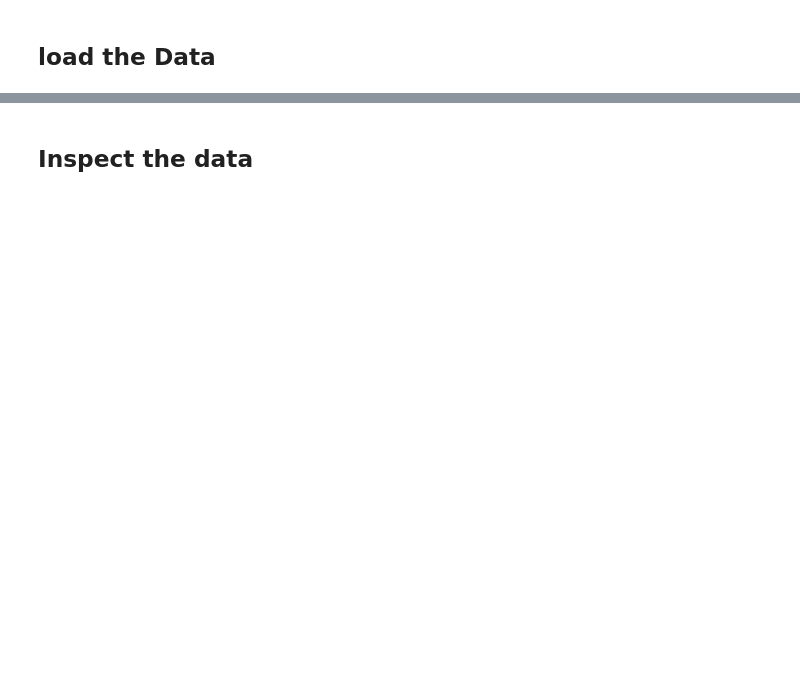
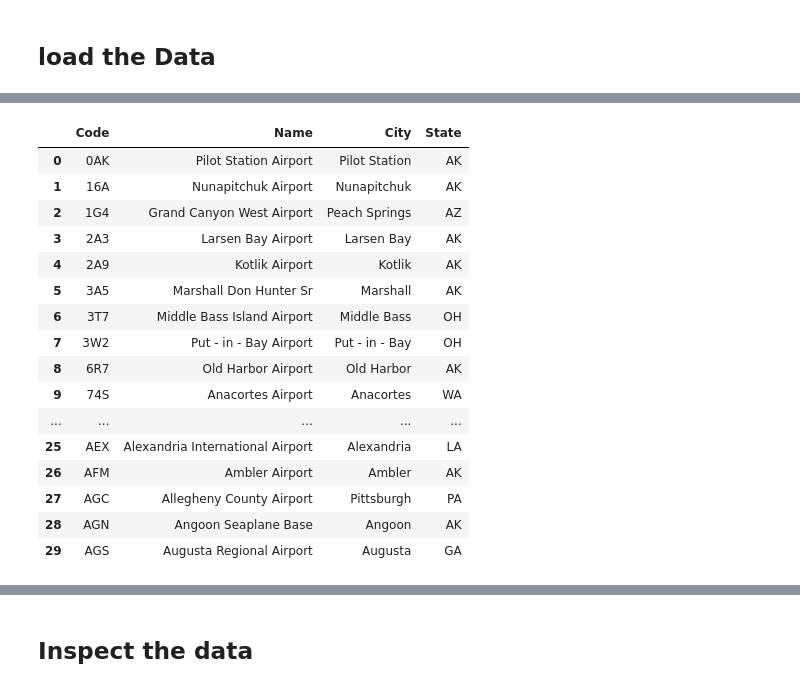
Before and after one commit to mattydeane74/Python-DA-Course, a Jupyter notebook: Lesson_6/Airlines_delay.ipynb, the cells around one changed output, grey strips where cells are left out. Saved outputs shown, nothing was run; the diff lists cells and outputs as text; code cells hidden in the pictures; blank space fills up the shorter version.

```diff
--- a/Lesson_6/Airlines_delay.ipynb
+++ b/Lesson_6/Airlines_delay.ipynb
@@ -49,9 +99,28 @@ Jan2020.shape
 # %%
 #get descriptive data for the dataset
-data = pd.read_html('https://www.leonardsguide.com/us-airport-codes.shtml')
-df_airport = pd.DataFrame(data[0])
-df_airport.rename(columns={0:'airport'}, inplace=True)
-df_airport.rename(columns={1:'airport_code'}, inplace=True)
+#data = pd.read_html('https://www.leonardsguide.com/us-airport-codes.shtml')
+data = pd.read_html('https://www.airportcodes.us/us-airports.htm',header = 1)
+df_airport = pd.DataFrame(data[1])
+#df_airport.rename(columns={0:'airport'}, inplace=True)
+#df_airport.rename(columns={1:'airport_code'}, inplace=True)
 df_airport.head(30)
+# %% [output]
+|  | Code | Name | City | State |
+| 0 | 0AK | Pilot Station Airport | Pilot Station | AK |
+| 1 | 16A | Nunapitchuk Airport | Nunapitchuk | AK |
+| 2 | 1G4 | Grand Canyon West Airport | Peach Springs | AZ |
+| 3 | 2A3 | Larsen Bay Airport | Larsen Bay | AK |
+| 4 | 2A9 | Kotlik Airport | Kotlik | AK |
+| 5 | 3A5 | Marshall Don Hunter Sr | Marshall | AK |
+| 6 | 3T7 | Middle Bass Island Airport | Middle Bass | OH |
+| 7 | 3W2 | Put - in - Bay Airport | Put - in - Bay | OH |
+| 8 | 6R7 | Old Harbor Airport | Old Harbor | AK |
+| 9 | 74S | Anacortes Airport | Anacortes | WA |
+| ... | ... | ... | ... | ... |
+| 25 | AEX | Alexandria International Airport | Alexandria | LA |
+| 26 | AFM | Ambler Airport | Ambler | AK |
+| 27 | AGC | Allegheny County Airport | Pittsburgh | PA |
+| 28 | AGN | Angoon Seaplane Base | Angoon | AK |
+| 29 | AGS | Augusta Regional Airport | Augusta | GA |
 # %%
 df_airport.columns = df_airport.columns.str.strip()
```
Also changed, not shown: parts of 46 cells of this notebook, 2 other files.
